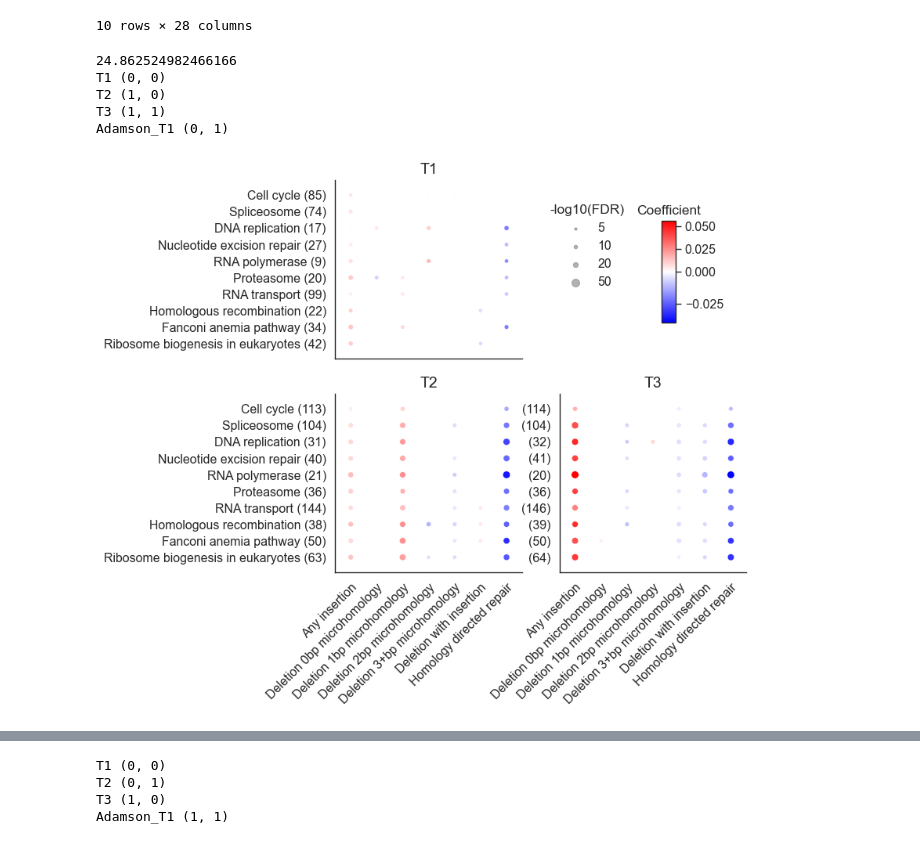
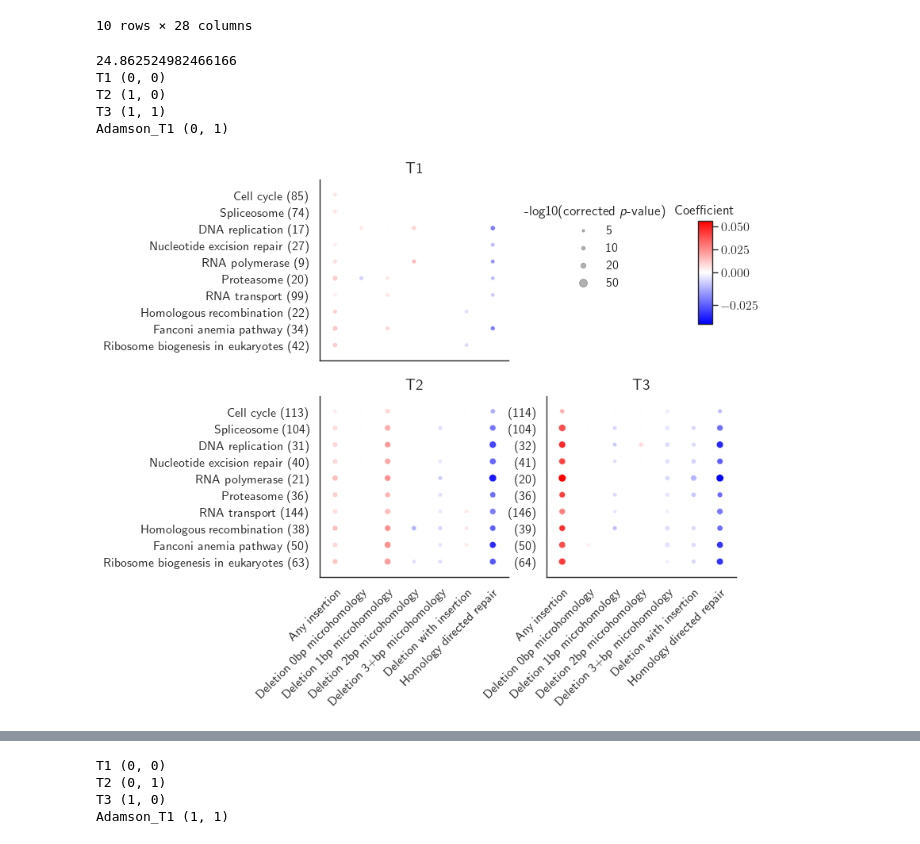
Before and after one commit to joanagoncalveslab/MUSICiAn, a Jupyter notebook: notebooks/reports/4.OLS.ipynb, the cells around one changed output, grey strips where cells are left out. Drawn from its saved outputs; the diff is of its cells as text; code cells hidden in the pictures.

```diff
--- a/notebooks/reports/4.OLS.ipynb
+++ b/notebooks/reports/4.OLS.ipynb
@@ -21,6 +21,8 @@ from src.config import  PAIRED_SAMPLES, get_experiment_artifacts
 # %%
 sns.set_theme(style="white", palette="muted")
 sns.set_context("paper", font_scale = 1.3)
+
+plt.rcParams['text.usetex'] = True
 
 import matplotlib as mpl
 
@@ -465,36 +467,36 @@ for target, idx in zip(target_sites, [(0, 0), (1, 0), (1, 1), (0, 1)]):
 
     # cbar = plt.colorbar(sm, shrink=0.3, pad=0.15, anchor=(0,.1), aspect=8, ax=ax)
     # cbar.ax.set_title("Coefficient")
 
 axes[0, 0].set_title("T1", fontsize=14)
 axes[1, 0].set_title("T2", fontsize=14)
 axes[1, 1].set_title("T3", fontsize=14)
 # axes[0, 1].set_title("repair-seq", fontsize=14)
 
 # colorplot
 fig.subplots_adjust(right=1)
-cbar_ax = fig.add_axes([0.82, 0.6, 0.03, 0.2])
+cbar_ax = fig.add_axes([0.92, 0.6, 0.03, 0.2])
 fig.colorbar(
     mpl.cm.ScalarMappable(norm=normalize, cmap=colormap)
     , aspect=8, cax=cbar_ax, shrink=0.3, pad=0.3, anchor=(0,0))
 cbar_ax.set_title("Coefficient")
 
 # legend
 legend_sizes = [5, 10, 20, 50]
 legend_handles = [plt.scatter([], [], s=size, color="gray", alpha=0.6) for size in legend_sizes]
 legend_labels = [f'{size}' for size in legend_sizes]
-fig.legend(legend_handles, legend_labels, loc='center right', title="-log10(FDR)", frameon=False, bbox_to_anchor=(0.765, 0.75))
+fig.legend(legend_handles, legend_labels, loc='center right', title=r"-log10(corrected \textit{p}-value)", frameon=False, bbox_to_anchor=(0.875, 0.75))
 # plt.tight_layout()
 
 # plt.suptitle("Association between KEGG pathways and mutation type frequency", fontsize=16)
 plt.gcf().savefig("artifacts/OLS.pdf", bbox_inches='tight')
 # %% [output]
 24.862524982466166
 T1 (0, 0)
 T2 (1, 0)
 T3 (1, 1)
 Adamson_T1 (0, 1)
-[figure, old version]
+[figure, new version]
 # %%
 results["T1"]
 # %% [output]
```
Also changed, not shown: parts of 4 cells of this notebook, 8 other files.
